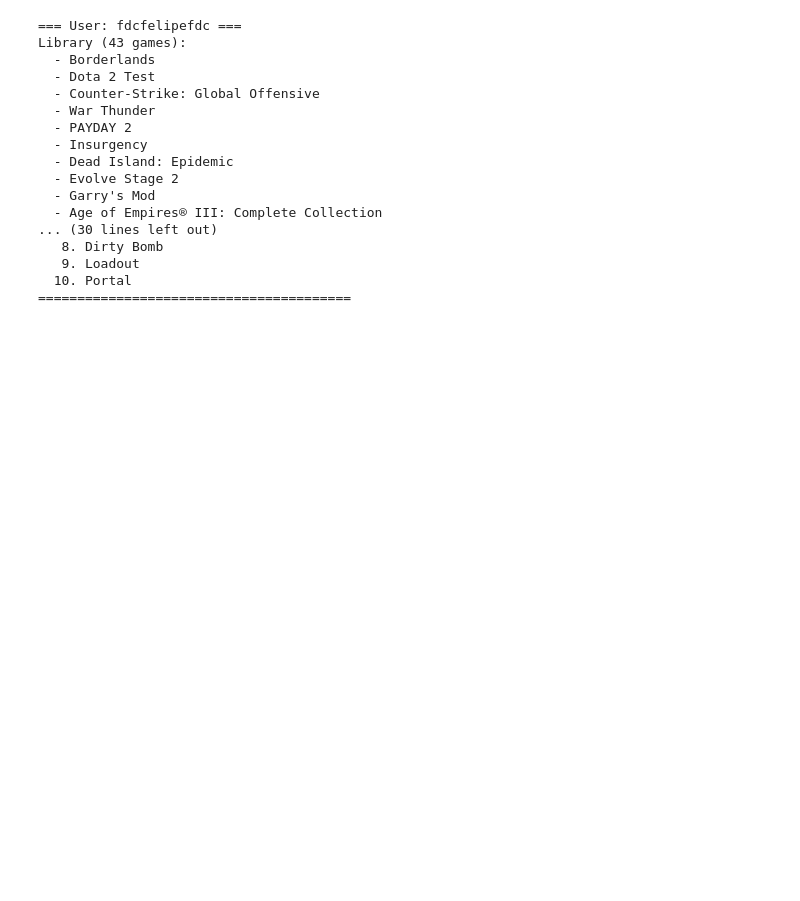
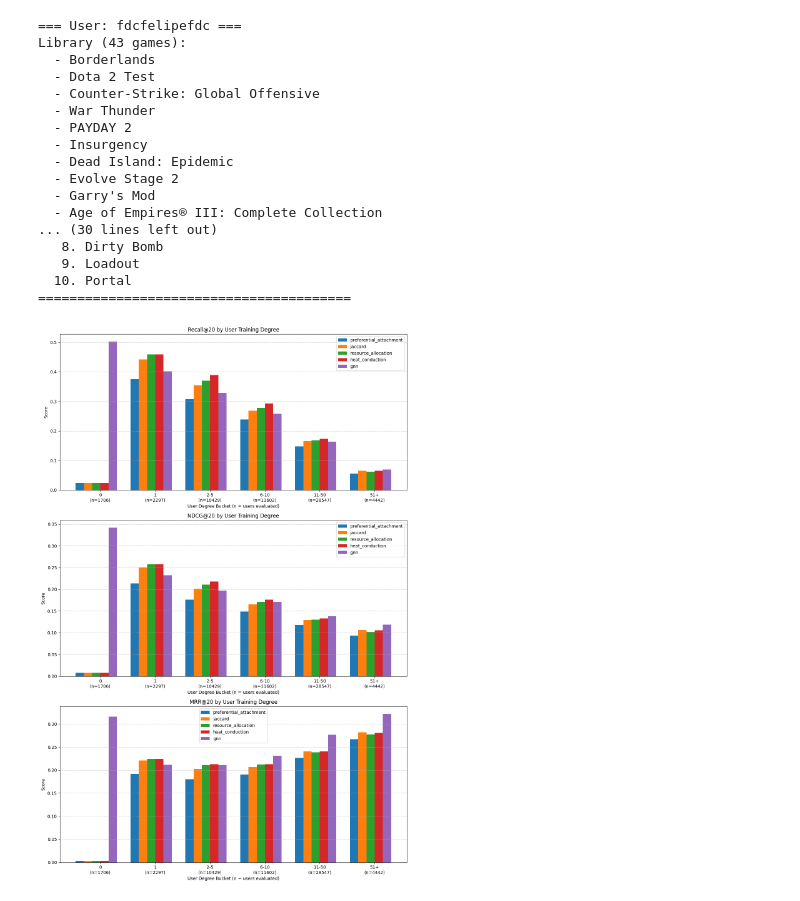
Before and after one commit to tomi-trost/gnn-recommendation-system, a Jupyter notebook: combined_link_prediction.ipynb, the cells around one changed output. Drawn from its saved outputs; the diff is of its cells as text; code cells hidden in the pictures; blank space fills up the shorter version.

```diff
--- a/combined_link_prediction.ipynb
+++ b/combined_link_prediction.ipynb
@@ -313,10 +313,13 @@ classical_methods = [
     'heat_conduction'
 ]
 
+score_matrices = []
+
 for method in classical_methods:
     model = ClassicalGraphPredictor(num_users, num_items, method=method)
     model.fit(train_pos_edges)
     score_matrix = model.predict_all()
+    score_matrices.append((method,score_matrix))
 
     rec, ndcg, mrr, auc = run_evaluation(val_data, model.R_train, score_matrix, k=K_VAL)
     results.append({
@@ -326,6 +329,7 @@ for method in classical_methods:
     print(method)
 
 gnn_scores = gnn_model.get_score_matrix(train_data)
+score_matrices.append(('gnn', gnn_scores))
 
 mp_edge_index = train_data["user", "purchased", "item"].edge_index
 gnn_train_sparse = sp.csr_matrix(
@@ -336,7 +340,7 @@ gnn_train_sparse = sp.csr_matrix(
 
 rec, ndcg, mrr, auc = run_evaluation(val_data, gnn_train_sparse, gnn_scores, k=K_VAL)
 results.append({
-    'name': 'GraphSAGE (GNN)',
+    'name': 'gnn',
     'recall': rec, 'ndcg': ndcg, 'mrr': mrr, 'auc': auc
 })
 print(f"  gnn done.")
@@ -416,3 +420,78 @@ Library (43 games):
    9. Loadout
   10. Portal
 ========================================
+# %%
+import matplotlib.pyplot as plt
+import pandas as pd
+
+def get_bucketed_metrics(val_data, train_sparse, score_matrix, user_degrees, k=20):
+    buckets = [(-1, 0), (0, 1), (1, 5), (5, 10), (10, 50), (50, float('inf'))]
+
+    edge_index = val_data["user", "purchased", "item"].edge_label_index
+    edge_label = val_data["user", "purchased", "item"].edge_label
+    pos_mask = (edge_label == 1)
+    pos_edge_index = edge_index[:, pos_mask]
+
+    scores_t = torch.from_numpy(score_matrix).float()
+    train_mask = torch.from_numpy(train_sparse.toarray()).bool()
+    scores_t[train_mask] = -float('inf')
+    _, topk_indices = torch.topk(scores_t, k=k, dim=1)
+
+    bucket_results = []
+    bucket_counts = []
+
+    for i, (low, high) in enumerate(buckets):
+        idx = np.where((user_degrees > low) & (user_degrees <= high))[0]
+        user_mask = np.isin(pos_edge_index[0].numpy(), idx)
+        num_users_in_eval = len(np.unique(pos_edge_index[0][user_mask].numpy()))
+        bucket_counts.append(num_users_in_eval)
+
+        if not np.any(user_mask):
+            bucket_results.append([0.0, 0.0, 0.0])
+            continue
+
+        b_pos_edges = pos_edge_index[:, user_mask]
+        rec_m, ndcg_m, mrr_m = LinkPredRecall(k=k), LinkPredNDCG(k=k), LinkPredMRR(k=k)
+        rec_m.update(pred_index_mat=topk_indices, edge_label_index=b_pos_edges)
+        ndcg_m.update(pred_index_mat=topk_indices, edge_label_index=b_pos_edges)
+        mrr_m.update(pred_index_mat=topk_indices, edge_label_index=b_pos_edges)
+
+        bucket_results.append([rec_m.compute().item(), ndcg_m.compute().item(), mrr_m.compute().item()])
+
+    return np.array(bucket_results), bucket_counts
+
+train_user_degrees = np.array(sp.csr_matrix((np.ones(train_pos_edges.shape[1]), (train_pos_edges[0].numpy(), train_pos_edges[1].numpy())), shape=(num_users, num_items)).sum(axis=1)).flatten()
+all_plot_data = {}
+final_counts = None
+
+for name, s_mat in score_matrices:
+    tsm = gnn_train_sparse if name == 'gnn' else sp.csr_matrix((np.ones(train_pos_edges.shape[1]), (train_pos_edges[0].numpy(), train_pos_edges[1].numpy())), shape=(num_users, num_items))
+    res, counts = get_bucketed_metrics(val_data, tsm, s_mat, train_user_degrees, k=K_VAL)
+    all_plot_data[name] = res
+    final_counts = counts
+
+metrics = ['Recall', 'NDCG', 'MRR']
+base_labels = ['0', '1', '2-5', '6-10', '11-50', '51+']
+bucket_labels_with_counts = [f"{lbl}\n(n={cnt})" for lbl, cnt in zip(base_labels, final_counts)]
+methods = [m[0] for m in score_matrices]
+
+fig, axes = plt.subplots(3, 1, figsize=(12, 18))
+x = np.arange(len(bucket_labels_with_counts))
+width = 0.15
+
+for m_idx, metric_name in enumerate(metrics):
+    ax = axes[m_idx]
+    for i, method in enumerate(methods):
+        ax.bar(x + i*width - (len(methods)*width)/2, all_plot_data[method][:, m_idx], width, label=method)
+    ax.set_title(f'{metric_name}@{K_VAL} by User Training Degree')
+    ax.set_xticks(x)
+    ax.set_xticklabels(bucket_labels_with_counts)
+    ax.set_xlabel('User Degree Bucket (n = users evaluated)')
+    ax.set_ylabel('Score')
+    ax.legend()
+    ax.grid(axis='y', linestyle='--', alpha=0.7)
+
+plt.tight_layout()
+plt.show()
+# %% [output]
+[figure, added]
```
Also changed, not shown: parts of 1 cell of this notebook.
